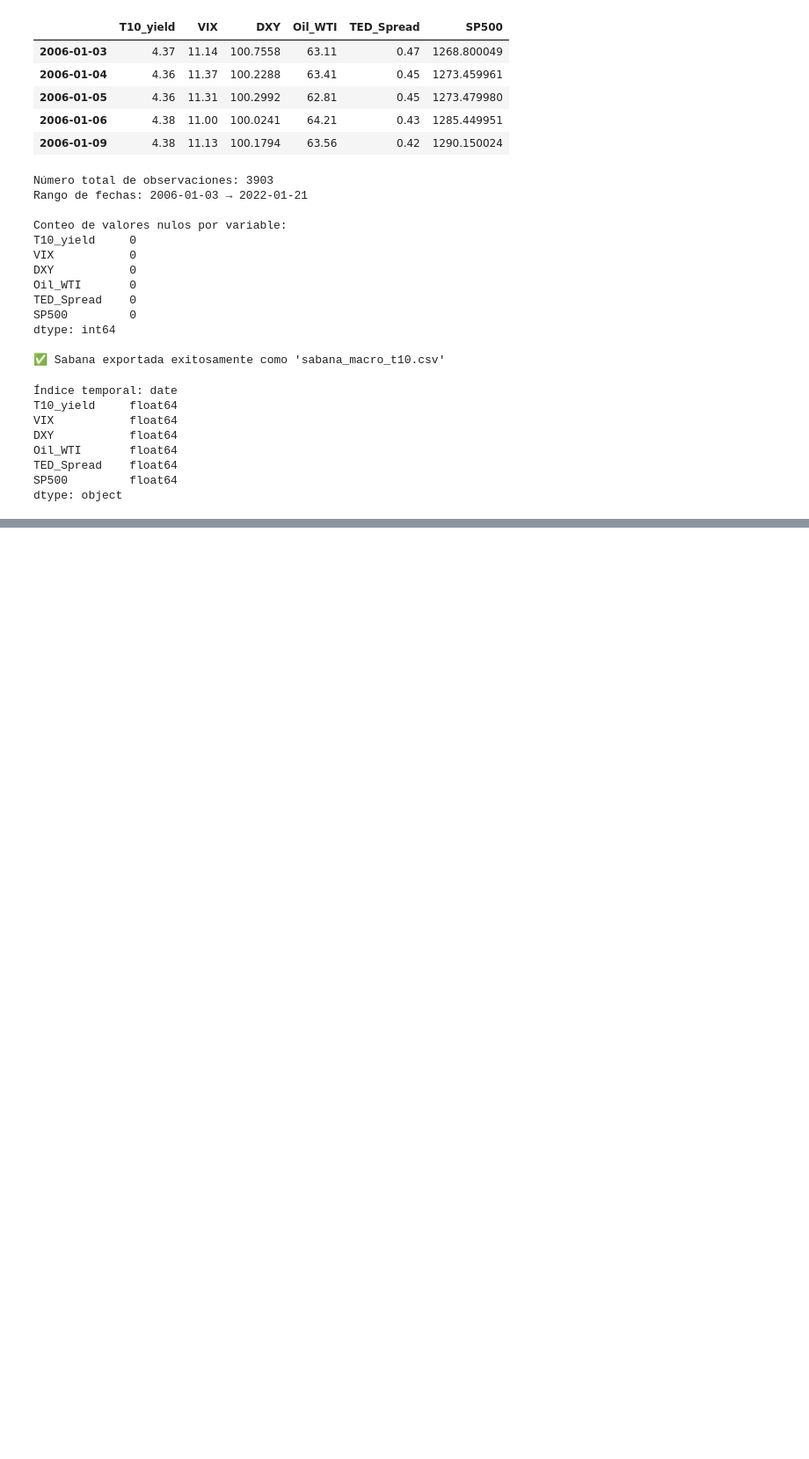
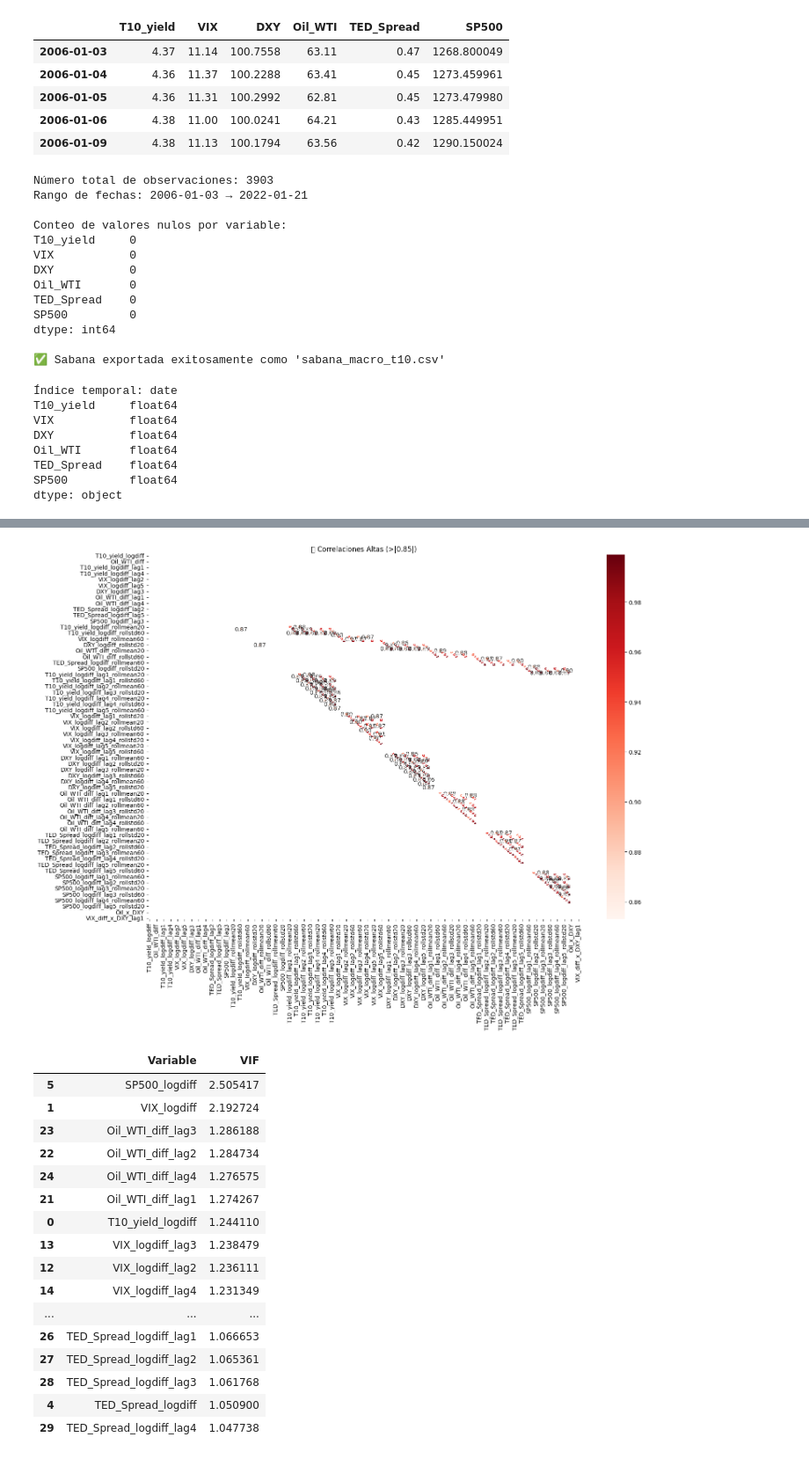
Before and after one commit to Edubanchiless/T10_ML_Prediction_EduMendez, a Jupyter notebook: t10_data_pipeline.ipynb, the cells around one changed output, grey strips where cells are left out. Shown at 88% size. Saved outputs shown, nothing was run; the diff lists cells and outputs as text; code cells hidden in the pictures; blank space fills up the shorter version.

```diff
--- a/t10_data_pipeline.ipynb
+++ b/t10_data_pipeline.ipynb
@@ -366,0 +609,64 @@ RMSE en test: 1.3480
+# %%
+# ---------------------------------------------------------
+# ANÁLISIS DE MULTICOLINEALIDAD – HEATMAP Y VIF
+# ---------------------------------------------------------
+
+import pandas as pd
+import seaborn as sns
+import matplotlib.pyplot as plt
+from statsmodels.stats.outliers_influence import variance_inflation_factor
+from sklearn.preprocessing import StandardScaler
+
+# Carga del dataset final con todas las transformaciones
+df = pd.read_csv("sabana_final_modelado.csv", parse_dates=["date"])
+df.set_index("date", inplace=True)
+
+# 1. HEATMAP DE CORRELACIONES ALTAS
+# ----------------------------------
+# Subset solo con variables numéricas
+df_num = df.select_dtypes(include=["float64", "int64"])
+
+# Matriz de correlaciones
+corr_matrix = df_num.corr().abs()
+
+# Filtro: solo correlaciones > 0.85 (excepto diagonal)
+high_corr = corr_matrix.where(np.triu(np.ones(corr_matrix.shape), k=1).astype(bool))
+plt.figure(figsize=(16, 12))
+sns.heatmap(high_corr[(high_corr > 0.85)], cmap="Reds", annot=True, fmt=".2f")
+plt.title("🔍 Correlaciones Altas (>|0.85|)")
+plt.tight_layout()
+plt.show()
+
+# 2. VARIANCE INFLATION FACTOR (VIF)
+# ----------------------------------
+# Seleccionamos un subconjunto de variables para ilustración (por tiempo)
+subset_cols = df_num.columns[:30]  # puedes ajustar a más si tienes recursos
+X_scaled = StandardScaler().fit_transform(df_num[subset_cols])
+
+# Cálculo del VIF
+vif_data = pd.DataFrame()
+vif_data["Variable"] = subset_cols
+vif_data["VIF"] = [variance_inflation_factor(X_scaled, i) for i in range(X_scaled.shape[1])]
+
+# Ordenamos por VIF descendente
+vif_data = vif_data.sort_values(by="VIF", ascending=False)
+display(vif_data)
+# %% [output]
+[figure, added]
+|  | Variable | VIF |
+| 5 | SP500_logdiff | 2.505417 |
+| 1 | VIX_logdiff | 2.192724 |
+| 23 | Oil_WTI_diff_lag3 | 1.286188 |
+| 22 | Oil_WTI_diff_lag2 | 1.284734 |
+| 24 | Oil_WTI_diff_lag4 | 1.276575 |
+| 21 | Oil_WTI_diff_lag1 | 1.274267 |
+| 0 | T10_yield_logdiff | 1.244110 |
+| 13 | VIX_logdiff_lag3 | 1.238479 |
+| 12 | VIX_logdiff_lag2 | 1.236111 |
+| 14 | VIX_logdiff_lag4 | 1.231349 |
+| ... | ... | ... |
+| 26 | TED_Spread_logdiff_lag1 | 1.066653 |
+| 27 | TED_Spread_logdiff_lag2 | 1.065361 |
+| 28 | TED_Spread_logdiff_lag3 | 1.061768 |
+| 4 | TED_Spread_logdiff | 1.050900 |
+| 29 | TED_Spread_logdiff_lag4 | 1.047738 |
```
Also changed, not shown: parts of 41 cells of this notebook, 27 other files.
